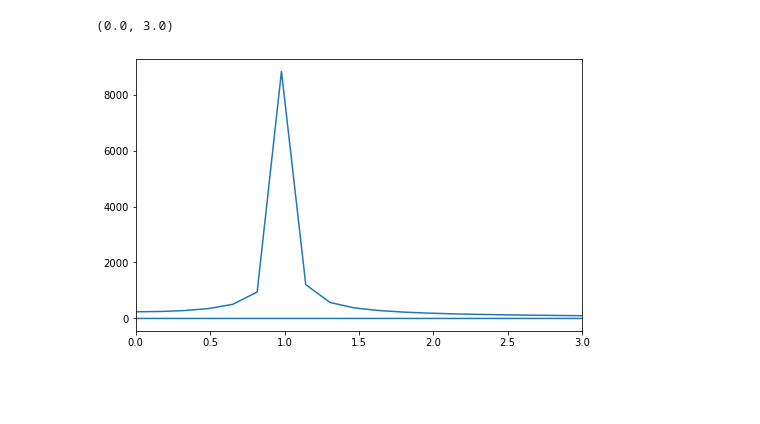
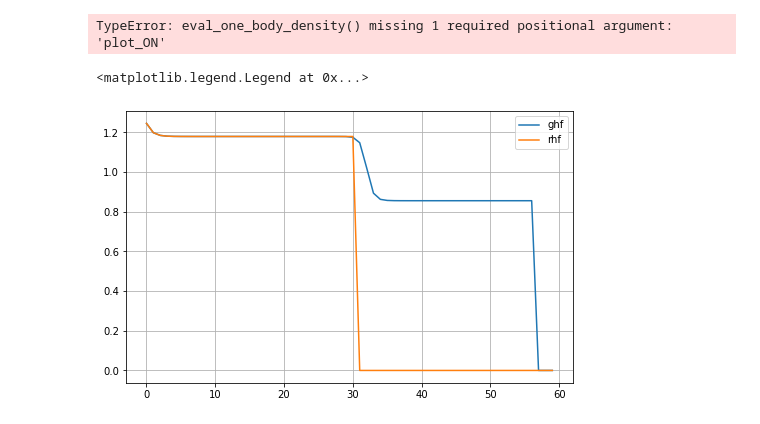
Before and after one commit to Matteo294/FYS4411, a Jupyter notebook: Project2/code/tdhf.ipynb, the cells around one changed output. Saved outputs shown, nothing was run; the diff lists cells and outputs as text; code cells hidden in the pictures; blank space fills up the shorter version.

```diff
--- a/Project2/code/tdhf.ipynb
+++ b/Project2/code/tdhf.ipynb
@@ -59,9 +44,0 @@ dipole = np.concatenate((dipole1, dipole2))
-# %%
-signalFFT = np.fft.fft(dipole2)
-freqFFT = np.fft.fftfreq(len(dipole2), dt)
-plt.figure(figsize=(8,5))
-plt.plot(2*np.pi*freqFFT, np.abs(signalFFT))
-plt.xlim([0, 3])
-# %% [output]
-(0.0, 3.0)
-[figure, removed]
@@ -69,0 +45,16 @@ time2.shape
+# %%
+reload(do2)
+rhf = do2.RHF()
+epsilon, C0, energy2 = rhf.solve_TIHF(tolerance=1e-15, max_iter=60, print_ON=True, energy_per_step_ON=True)
+#onebody = rhf.eval_one_body_density(C0, plot_ON=True)
+# %% [output]
+TypeError: eval_one_body_density() missing 1 required positional argument: 'plot_ON'
+# %%
+plt.figure(figsize=(8,5))
+plt.plot(np.arange(len(energy1)), energy1.real, label='ghf')
+plt.plot(np.arange(len(energy1)), energy2.real, label='rhf')
+plt.grid()
+plt.legend()
+# %% [output]
+<matplotlib.legend.Legend at 0x...>
+[figure, added]
```
Also changed, not shown: parts of 5 cells of this notebook, 1 other file.
